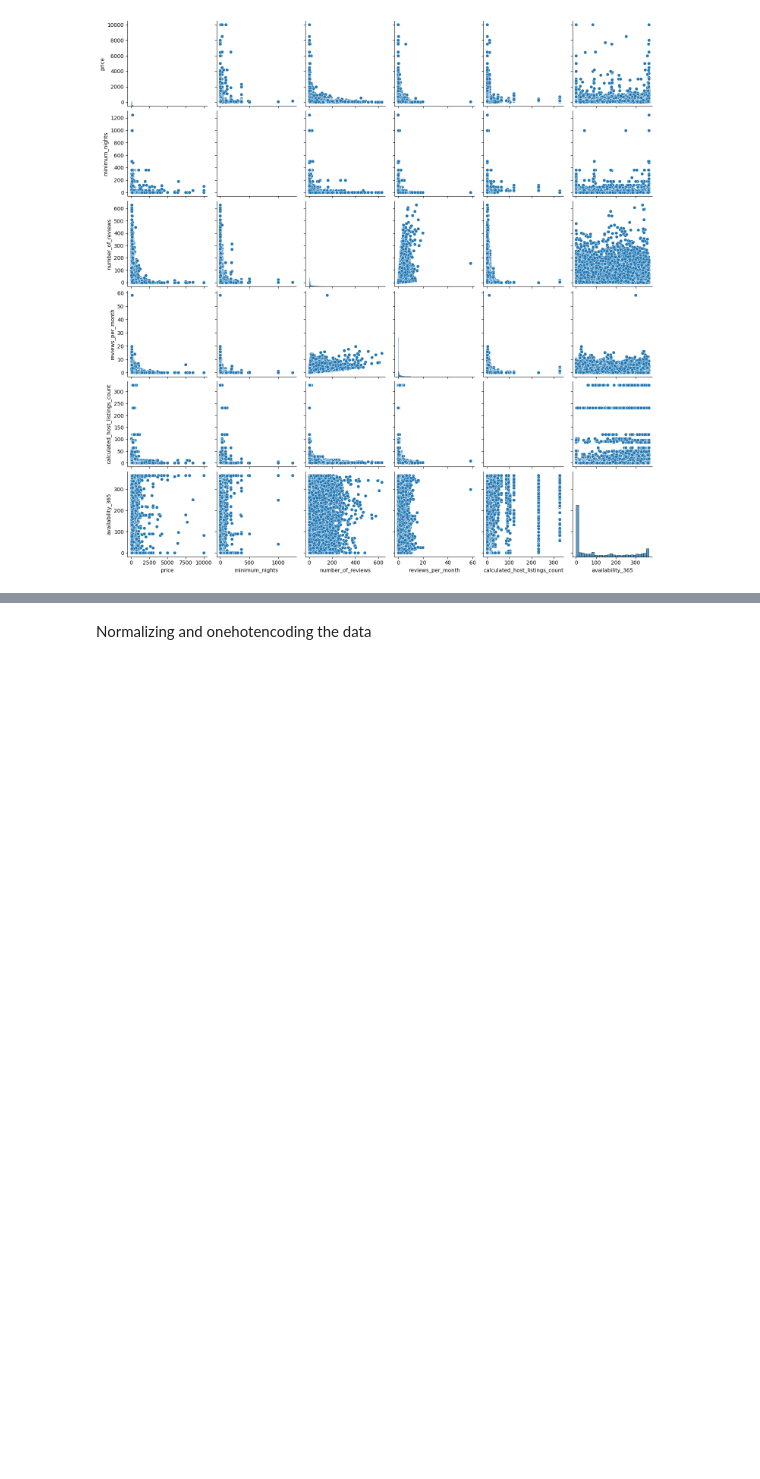
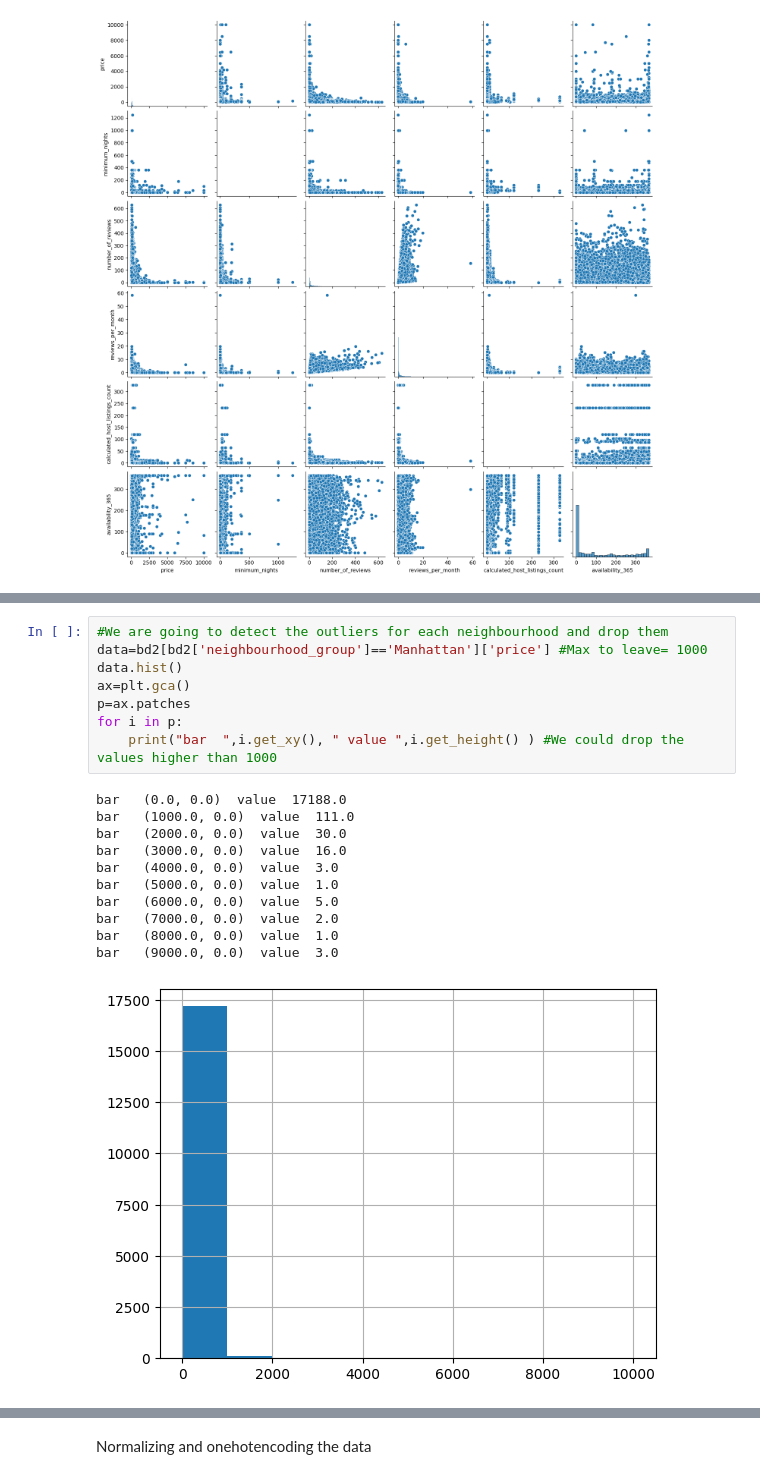
Before and after one commit to MateoRivera/Data-science-lab---Laboratories, a Jupyter notebook: Laboratory 9/Aleja.ipynb, the cells around one changed output, grey strips where cells are left out. Cells and saved outputs as stored; diff of their text form; blank space fills up the shorter version.

```diff
--- a/Laboratory 9/Aleja.ipynb
+++ b/Laboratory 9/Aleja.ipynb
@@ -188,0 +228,20 @@ sns.pairplot(bd2) #The number of reviews with respect to the price does not have
+# %%
+#We are going to detect the outliers for each neighbourhood and drop them
+data=bd2[bd2['neighbourhood_group']=='Manhattan']['price'] #Max to leave= 1000
+data.hist()
+ax=plt.gca()
+p=ax.patches
+for i in p:
+    print("bar  ",i.get_xy(), " value ",i.get_height() ) #We could drop the values higher than 1000
+# %% [output]
+bar   (0.0, 0.0)  value  17188.0
+bar   (1000.0, 0.0)  value  111.0
+bar   (2000.0, 0.0)  value  30.0
+bar   (3000.0, 0.0)  value  16.0
+bar   (4000.0, 0.0)  value  3.0
+bar   (5000.0, 0.0)  value  1.0
+bar   (6000.0, 0.0)  value  5.0
+bar   (7000.0, 0.0)  value  2.0
+bar   (8000.0, 0.0)  value  1.0
+bar   (9000.0, 0.0)  value  3.0
+[figure, added]
```
Also changed, not shown: parts of 72 cells of this notebook, 6 other files.
